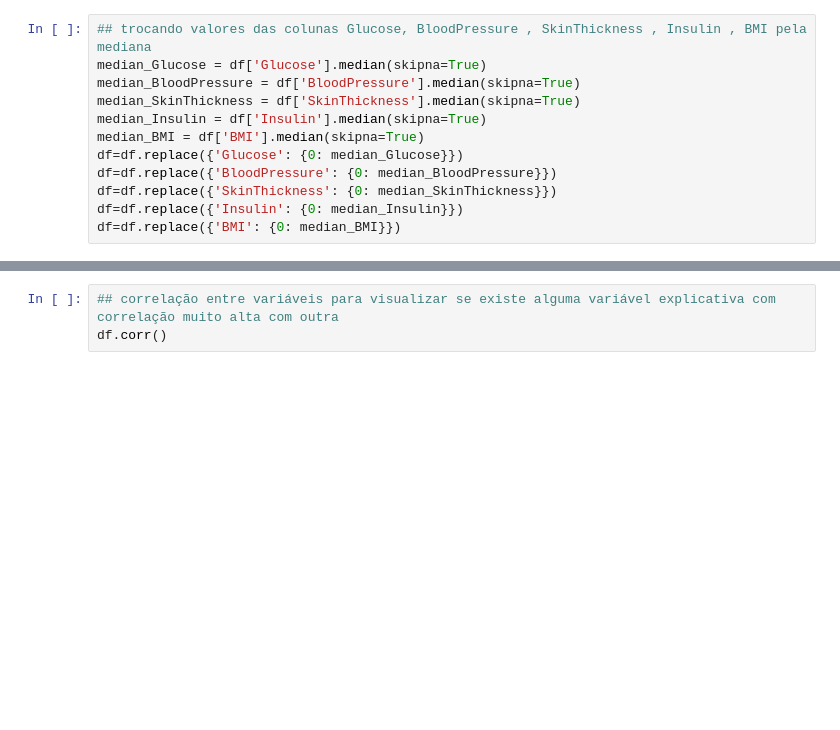
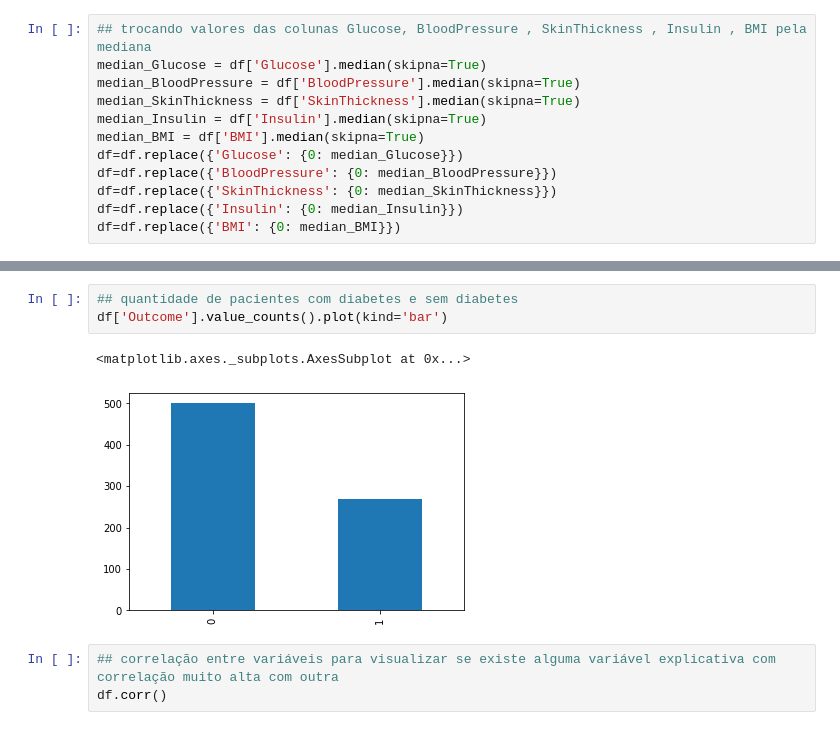
Before and after one commit to gizattos/Diabates-Classifica-o, a Jupyter notebook: Classificação de pacientes com diabetes.ipynb, the cells around one changed output, grey strips where cells are left out. Cells and saved outputs as stored; diff of their text form; blank space fills up the shorter version.

```diff
--- a/Classificação de pacientes com diabetes.ipynb
+++ b/Classificação de pacientes com diabetes.ipynb
@@ -118,6 +119,12 @@ df.describe()
 | 50% | 3.000000 | 117.000000 | 72.000000 | 23.000000 | 31.250000 | 32.000000 | 0.372500 | 29.000000 | ... |
 | 75% | 6.000000 | 140.250000 | 80.000000 | 32.000000 | 127.250000 | 36.600000 | 0.626250 | 41.000000 | ... |
 | max | 17.000000 | 199.000000 | 122.000000 | 99.000000 | 846.000000 | 67.100000 | 2.420000 | 81.000000 | ... |
+# %%
+## quantidade de pacientes com diabetes e sem diabetes
+df['Outcome'].value_counts().plot(kind='bar')
+# %% [output]
+<matplotlib.axes._subplots.AxesSubplot at 0x...>
+[figure, added]
 # %%
 ## correlação entre variáveis para visualizar se existe alguma variável explicativa com correlação muito alta com outra
 df.corr()
```
Also changed, not shown: parts of 2 cells of this notebook.
